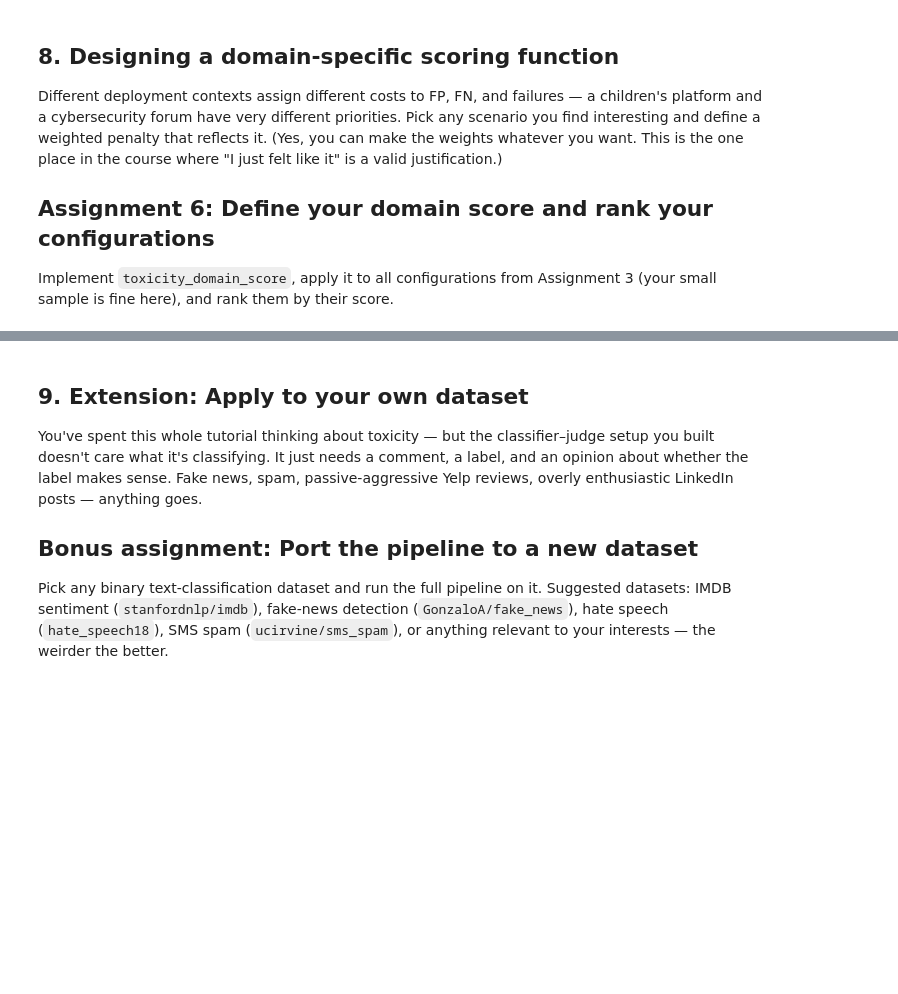
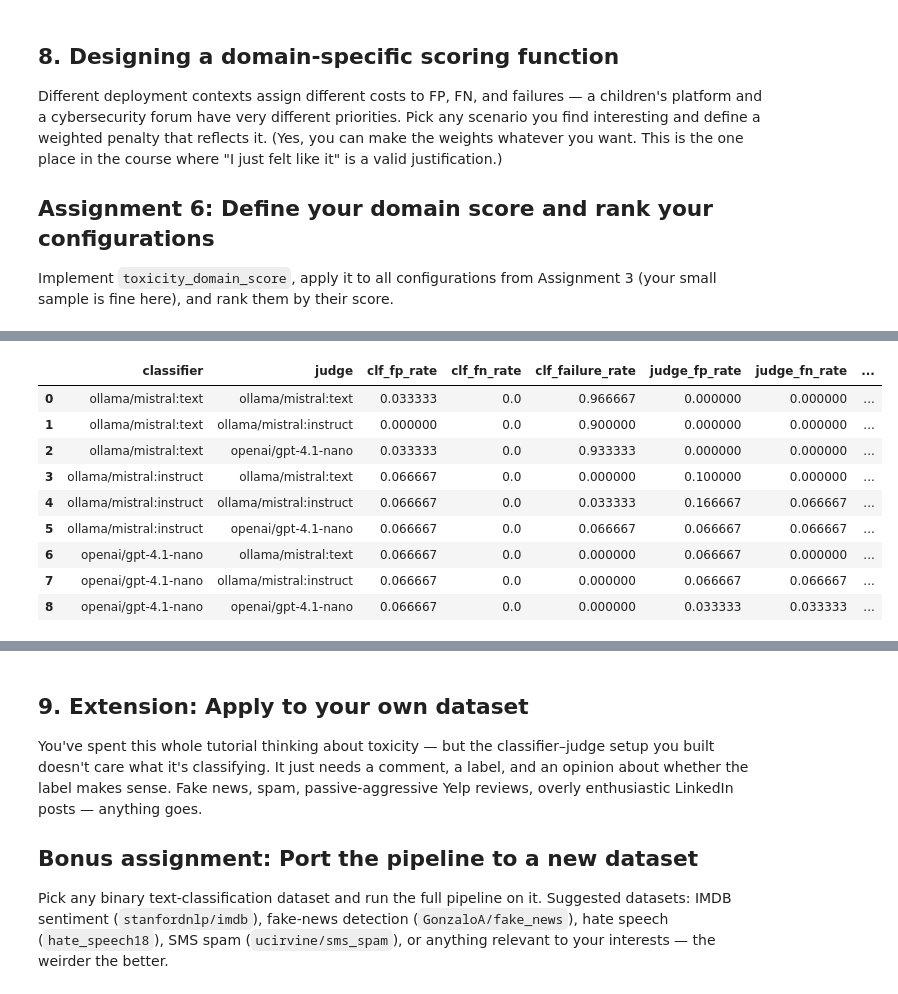
Before and after one commit to OlegHSE/inspect_ai_hw, a Jupyter notebook: inspect_ai_tutorial_week_3.ipynb, the cells around one changed output, grey strips where cells are left out. Saved outputs shown, nothing was run; the diff lists cells and outputs as text; code cells hidden in the pictures; blank space fills up the shorter version.

```diff
--- a/inspect_ai_tutorial_week_3.ipynb
+++ b/inspect_ai_tutorial_week_3.ipynb
@@ -399,2 +1046,17 @@ Implement `toxicity_domain_score`, apply it to all configurations from Assignmen
+# %%
+# Результаты из Assignment 3
+df_comparison_results = pd.DataFrame(comparison_results)
+df_comparison_results
+# %% [output]
+|  | classifier | judge | clf_fp_rate | clf_fn_rate | clf_failure_rate | judge_fp_rate | judge_fn_rate | ... |
+| 0 | ollama/mistral:text | ollama/mistral:text | 0.033333 | 0.0 | 0.966667 | 0.000000 | 0.000000 | ... |
+| 1 | ollama/mistral:text | ollama/mistral:instruct | 0.000000 | 0.0 | 0.900000 | 0.000000 | 0.000000 | ... |
+| 2 | ollama/mistral:text | openai/gpt-4.1-nano | 0.033333 | 0.0 | 0.933333 | 0.000000 | 0.000000 | ... |
+| 3 | ollama/mistral:instruct | ollama/mistral:text | 0.066667 | 0.0 | 0.000000 | 0.100000 | 0.000000 | ... |
+| 4 | ollama/mistral:instruct | ollama/mistral:instruct | 0.066667 | 0.0 | 0.033333 | 0.166667 | 0.066667 | ... |
+| 5 | ollama/mistral:instruct | openai/gpt-4.1-nano | 0.066667 | 0.0 | 0.066667 | 0.066667 | 0.066667 | ... |
+| 6 | openai/gpt-4.1-nano | ollama/mistral:text | 0.066667 | 0.0 | 0.000000 | 0.066667 | 0.000000 | ... |
+| 7 | openai/gpt-4.1-nano | ollama/mistral:instruct | 0.066667 | 0.0 | 0.000000 | 0.066667 | 0.066667 | ... |
+| 8 | openai/gpt-4.1-nano | openai/gpt-4.1-nano | 0.066667 | 0.0 | 0.000000 | 0.033333 | 0.033333 | ... |
 # %%
 def toxicity_domain_score(fp_rate, fn_rate, failure_rate):
```
Also changed, not shown: parts of 28 cells of this notebook, 58 other files.
